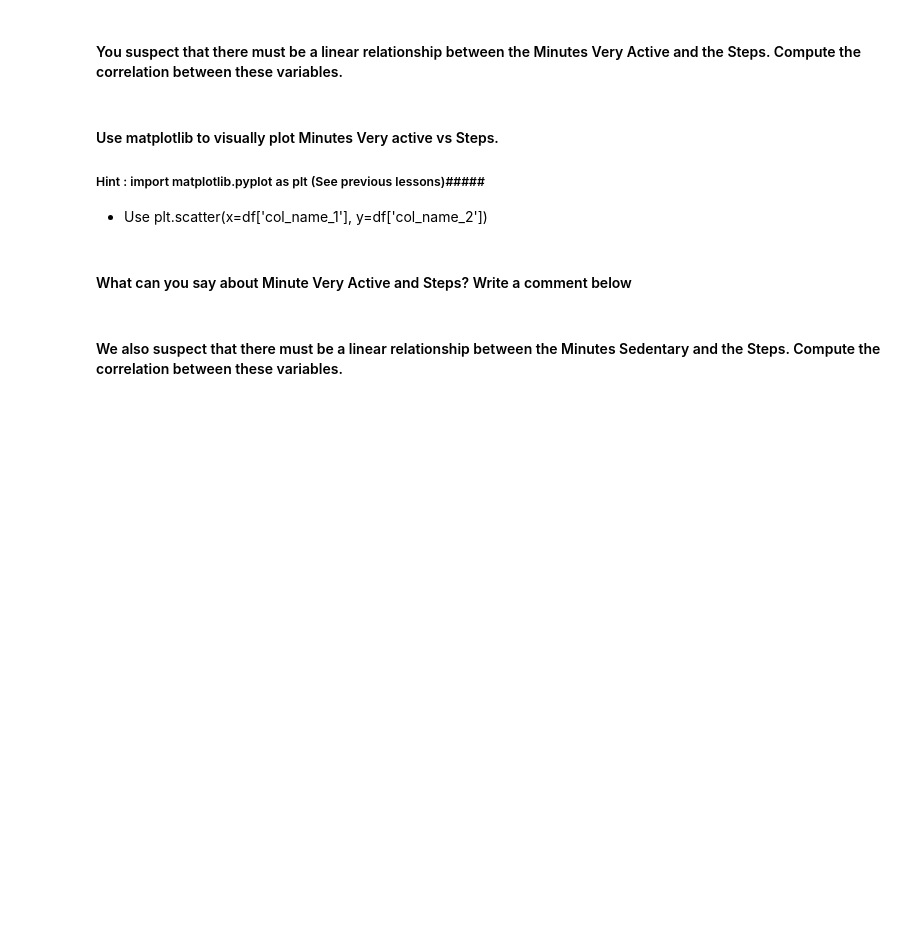
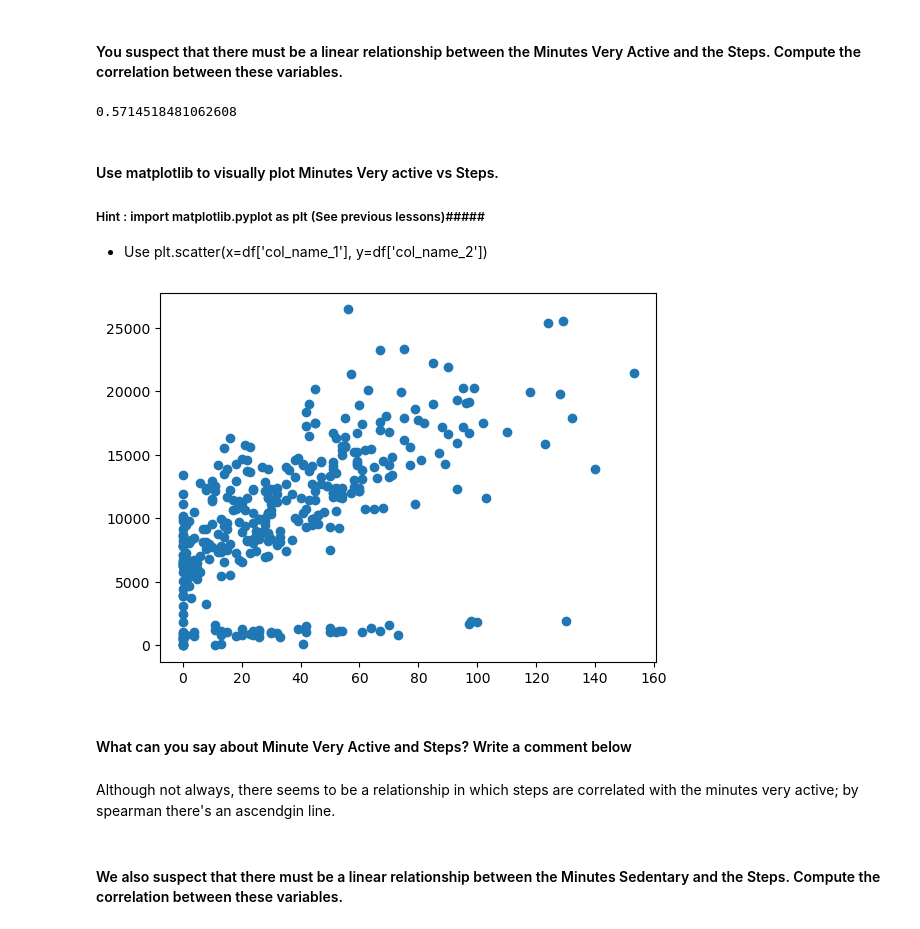
Before and after one commit to Ironhack-Data-Madrid-Octubre-2023/5.1-lab_pivot_table_and_correlation, a Jupyter notebook: your_code/main.ipynb, the cells around one changed output. Saved outputs shown, nothing was run; the diff lists cells and outputs as text; code cells hidden in the pictures; blank space fills up the shorter version.

```diff
--- a/your_code/main.ipynb
+++ b/your_code/main.ipynb
@@ -210,3 +201,7 @@ fitbit
+# %%
+fitbit['Minutes Very Active'].corr(fitbit['Steps'])
+# %% [output]
+0.5714518481062608
 # %% [markdown]
 #### Use matplotlib to visually plot Minutes Very active vs Steps.
 
@@ -217,2 +212,6 @@ fitbit
+# %%
+plt.scatter(x=fitbit['Minutes Very Active'], y=fitbit['Steps']);
+# %% [output]
+[figure, added]
 # %% [markdown]
 #### What can you say about Minute Very Active and Steps? Write a comment below
@@ -221,2 +218,4 @@ fitbit
+# %% [markdown]
+Although not always, there seems to be a relationship in which steps are correlated with the minutes very active; by spearman there's an ascendgin line.
 # %% [markdown]
 #### We also suspect that there must be a linear relationship between the Minutes Sedentary and the Steps. Compute the correlation between these variables.
```
Also changed, not shown: parts of 8 cells of this notebook.
